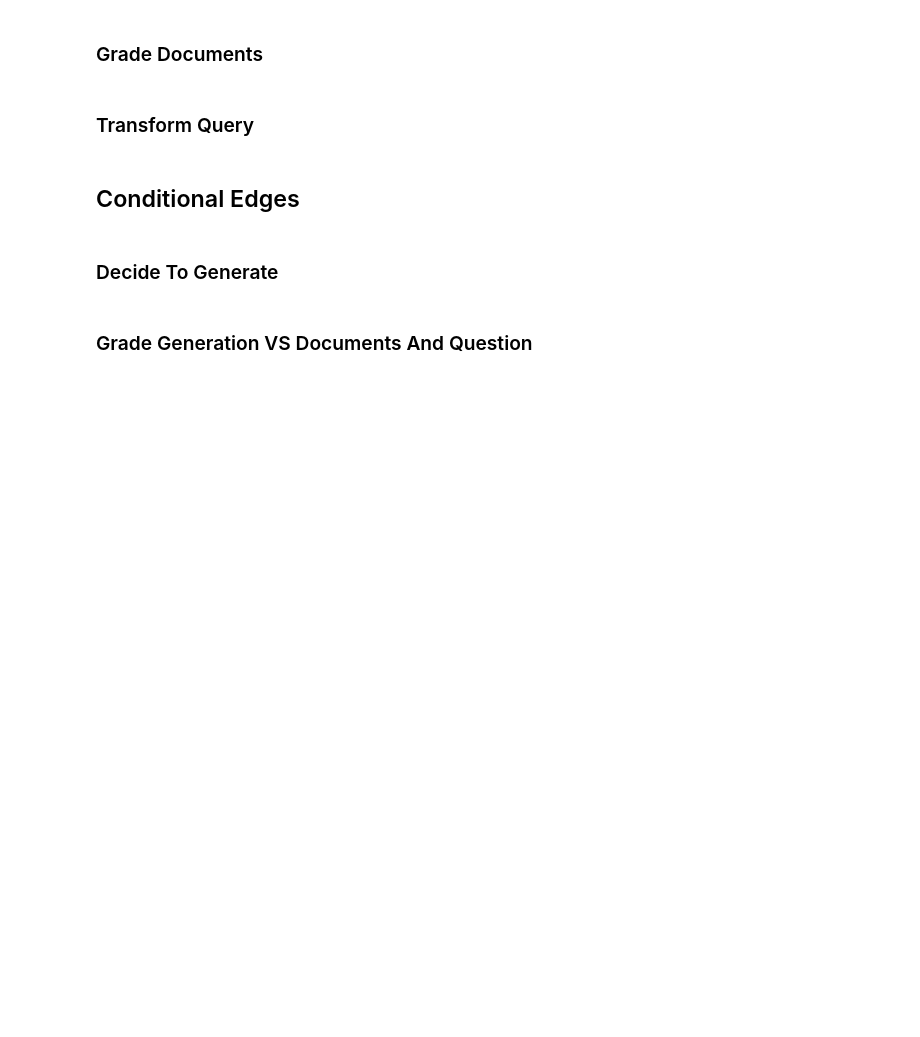
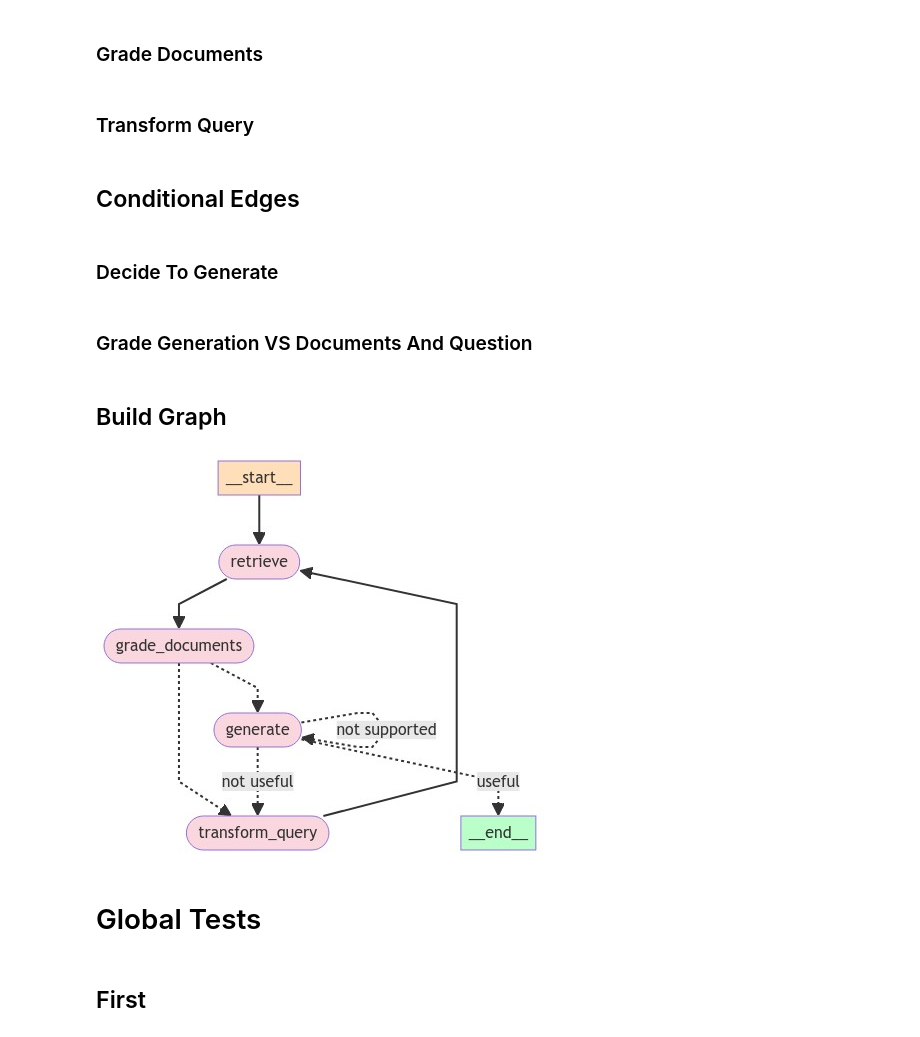
Before and after one commit to GMartin-Data/LangChainDoc, a Jupyter notebook: LangGraph_tutorials/RAG/self_rag.ipynb, the cells around one changed output. Saved outputs shown, nothing was run; the diff lists cells and outputs as text; code cells hidden in the pictures; blank space fills up the shorter version.

```diff
--- a/LangGraph_tutorials/RAG/self_rag.ipynb
+++ b/LangGraph_tutorials/RAG/self_rag.ipynb
@@ -548,3 +547,5 @@ def grade_generation_vs_documents_and_question(state: GraphState) -> str:
     else:
         print(" DECISION: GENERATION IS NOT GROUNDED IN DOCUMENTS ".center(100, "-"))
         return "not supported"
+# %% [markdown]
+## Build Graph
@@ -550,0 +554,44 @@ def grade_generation_vs_documents_and_question(state: GraphState) -> str:
+# %%
+workflow = StateGraph(GraphState)
+
+# Define the nodes
+workflow.add_node("retrieve", retrieve)
+workflow.add_node("grade_documents", grade_documents)
+workflow.add_node("generate", generate)
+workflow.add_node("transform_query", transform_query)
+
+# Build Graph
+workflow.set_entry_point("retrieve")
+workflow.add_edge("retrieve", "grade_documents")
+workflow.add_conditional_edges(
+    "grade_documents",  # Starting node
+    decide_to_generate,  # Decision function
+    # Map outputs of decision function to destination node's name
+    {
+        "transform_query": "transform_query",
+        "generate": "generate"
+    }
+)
+workflow.add_edge("transform_query", "retrieve")
+workflow.add_conditional_edges(
+    "generate",
+    grade_generation_vs_documents_and_question,
+    {
+        "not supported": "generate",
+        "not useful": "transform_query",
+        "useful": END
+    }
+)
+
+# Compile
+app = workflow.compile()
+# %%
+from IPython.display import Image
+
+Image(app.get_graph(xray=True).draw_mermaid_png())
+# %% [output]
+[figure, added]
+# %% [markdown]
+# Global Tests
+# %% [markdown]
+## First
```
Also changed, not shown: parts of 11 cells of this notebook.
